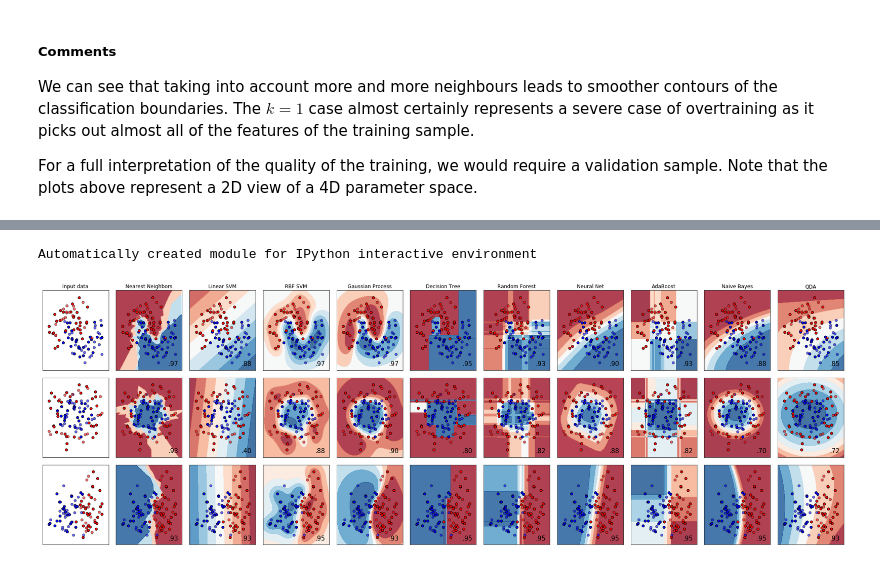
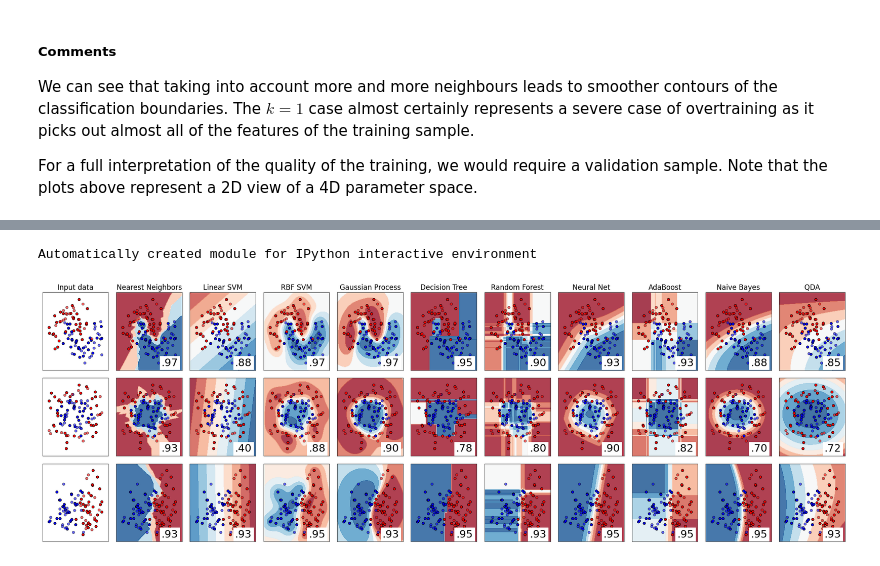
Before and after one commit to bretonr/intro_data_science, a Jupyter notebook: Chapter 11/Chapter 11.ipynb, the cells around one changed output, grey strips where cells are left out. Saved outputs shown, nothing was run; the diff lists cells and outputs as text; code cells hidden in the pictures.

```diff
--- a/Chapter 11/Chapter 11.ipynb
+++ b/Chapter 11/Chapter 11.ipynb
@@ -494,8 +494,9 @@ classifiers = [
     SVC(gamma=2, C=1),
     GaussianProcessClassifier(1.0 * RBF(1.0)),
     DecisionTreeClassifier(max_depth=5),
-    RandomForestClassifier(max_depth=5, n_estimators=10, max_features=1),
-    MLPClassifier(alpha=1),
+    RandomForestClassifier(max_depth=5, n_estimators=10, max_features=1),#est 10
+    #MLPClassifier(alpha=1,max_iter=500,activation='logistic'), # 1/(1+e^(-x))
+    MLPClassifier(alpha=1,max_iter=500,activation='relu'),     # max(0,x)
     AdaBoostClassifier(),
     GaussianNB(),
     QuadraticDiscriminantAnalysis()]
@@ -554,35 +555,35 @@ for ds_cnt, ds in enumerate(datasets):
         # point in the mesh [x_min, x_max]x[y_min, y_max].
         if hasattr(clf, "decision_function"):
             Z = clf.decision_function(np.c_[xx.ravel(), yy.ravel()])
         else:
             Z = clf.predict_proba(np.c_[xx.ravel(), yy.ravel()])[:, 1]
 
         # Put the result into a color plot
         Z = Z.reshape(xx.shape)
         ax.contourf(xx, yy, Z, cmap=cm, alpha=.8)
 
         # Plot the training points
         ax.scatter(X_train[:, 0], X_train[:, 1], c=y_train, cmap=cm_bright,
                    edgecolors='k')
         # Plot the testing points
         ax.scatter(X_test[:, 0], X_test[:, 1], c=y_test, cmap=cm_bright,
                    edgecolors='k', alpha=0.6)
 
         ax.set_xlim(xx.min(), xx.max())
         ax.set_ylim(yy.min(), yy.max())
         ax.set_xticks(())
         ax.set_yticks(())
         if ds_cnt == 0:
             ax.set_title(name)
         ax.text(xx.max() - .3, yy.min() + .3, ('%.2f' % score).lstrip('0'),
-                size=15, horizontalalignment='right')
+                size=25, horizontalalignment='right',color='black',backgroundcolor='white')
         i += 1
 
 plt.tight_layout()
 plt.show()
 # %% [output]
 Automatically created module for IPython interactive environment
-[figure, old version]
+[figure, new version]
 # %% [markdown]
 <div class="well" align="center">
     <div class="container-fluid">
```
Also changed, not shown: parts of 3 cells of this notebook.
